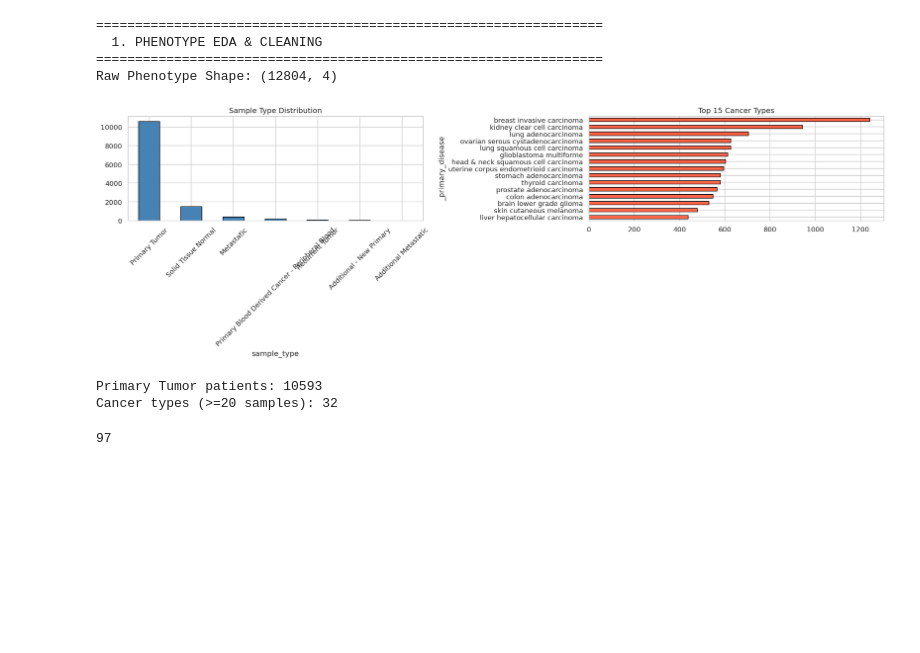
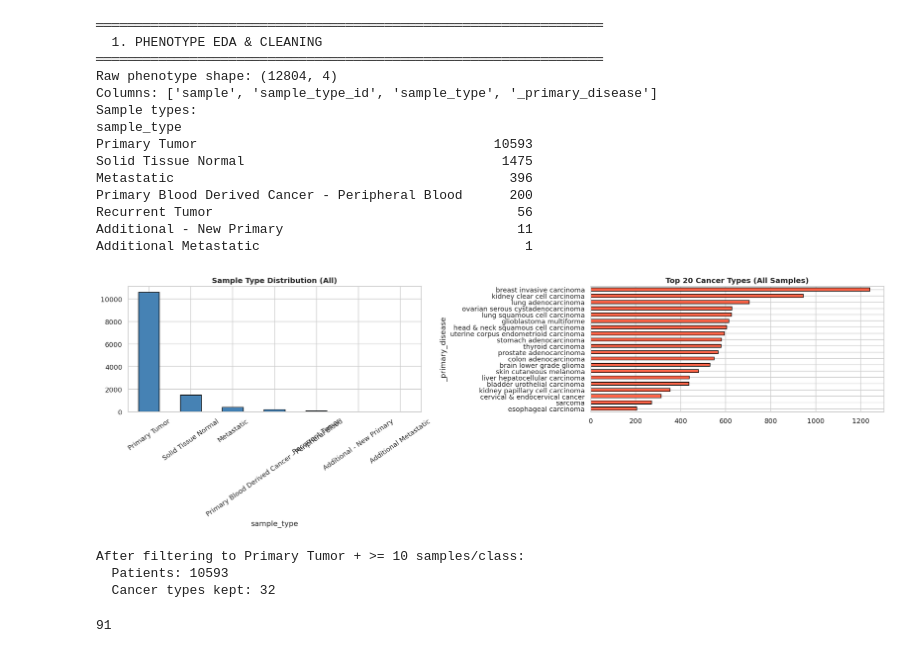
Before and after one commit to proutkarsh3104/DNA-repo, a Jupyter notebook: Data_EDA/data-eda-cnv-mutation-mrna-methylation.ipynb, the cells around one changed output. Saved outputs shown, nothing was run; the diff lists cells and outputs as text; code cells hidden in the pictures; blank space fills up the shorter version.

```diff
--- a/Data_EDA/data-eda-cnv-mutation-mrna-methylation.ipynb
+++ b/Data_EDA/data-eda-cnv-mutation-mrna-methylation.ipynb
@@ -46,36 +80,63 @@ INCLUDE_METHYLATION = True
 # %%
 section('1. PHENOTYPE EDA & CLEANING')
 
 pheno_raw = pd.read_csv(path_pheno, sep='\t')
-print(f'Raw Phenotype Shape: {pheno_raw.shape}')
+print(f'Raw phenotype shape: {pheno_raw.shape}')
+print(f'Columns: {list(pheno_raw.columns)}')
+print(f'Sample types:\n{pheno_raw["sample_type"].value_counts().to_string()}')
 
 fig, axes = plt.subplots(1, 2, figsize=(18, 6))
-pheno_raw['sample_type'].value_counts().plot(kind='bar', ax=axes[0], color='steelblue', edgecolor='black')
-axes[0].set_title('Sample Type Distribution'); axes[0].tick_params(axis='x', rotation=45)
-pheno_raw['_primary_disease'].value_counts().head(15).plot(kind='barh', ax=axes[1], color='tomato', edgecolor='black')
-axes[1].set_title('Top 15 Cancer Types'); axes[1].invert_yaxis()
+
+pheno_raw['sample_type'].value_counts().plot(
+    kind='bar', ax=axes[0], color='steelblue', edgecolor='black')
+axes[0].set_title('Sample Type Distribution (All)', fontweight='bold')
+axes[0].tick_params(axis='x', rotation=35)
+
+pheno_raw['_primary_disease'].value_counts().head(20).plot(
+    kind='barh', ax=axes[1], color='tomato', edgecolor='black')
+axes[1].set_title('Top 20 Cancer Types (All Samples)', fontweight='bold')
+axes[1].invert_yaxis()
 plt.tight_layout(); plt.show()
 
+# ── Keep Primary Tumor only ──────────────────────────────────────────────
 pheno = pheno_raw[pheno_raw['sample_type'] == 'Primary Tumor'].copy()
 pheno.index = pheno['sample'].str[:15]
 pheno = pheno[~pheno.index.duplicated(keep='first')]
-type_counts = pheno['_primary_disease'].value_counts()
-valid_types = type_counts[type_counts >= 20].index
-pheno = pheno[pheno['_primary_disease'].isin(valid_types)]
+
+# ── Drop extremely rare classes ──────────────────────────────────────────
+type_counts  = pheno['_primary_disease'].value_counts()
+valid_types  = type_counts[type_counts >= MIN_CLASS_SAMPLES].index
+dropped_types = type_counts[type_counts < MIN_CLASS_SAMPLES].index.tolist()
+pheno        = pheno[pheno['_primary_disease'].isin(valid_types)]
+
+print(f'\nAfter filtering to Primary Tumor + >= {MIN_CLASS_SAMPLES} samples/class:')
+print(f'  Patients: {len(pheno)}')
+print(f'  Cancer types kept: {pheno["_primary_disease"].nunique()}')
+if dropped_types:
+    print(f'  Dropped rare types: {dropped_types}')
+
 valid_patients_pheno = set(pheno.index)
-
-print(f'Primary Tumor patients: {len(valid_patients_pheno)}')
-print(f'Cancer types (>=20 samples): {pheno["_primary_disease"].nunique()}')
 del pheno_raw; gc.collect()
 # %% [output]
-=================================================================
+═════════════════════════════════════════════════════════════════
   1. PHENOTYPE EDA & CLEANING
-=================================================================
-Raw Phenotype Shape: (12804, 4)
+═════════════════════════════════════════════════════════════════
+Raw phenotype shape: (12804, 4)
+Columns: ['sample', 'sample_type_id', 'sample_type', '_primary_disease']
+Sample types:
+sample_type
+Primary Tumor                                      10593
+Solid Tissue Normal                                 1475
+Metastatic                                           396
+Primary Blood Derived Cancer - Peripheral Blood      200
+Recurrent Tumor                                       56
+Additional - New Primary                              11
+Additional Metastatic                                  1
-[figure, old version]
+[figure, new version]
-Primary Tumor patients: 10593
-Cancer types (>=20 samples): 32
+After filtering to Primary Tumor + >= 10 samples/class:
+  Patients: 10593
+  Cancer types kept: 32
-97
+91
 # %%
 section('2. mRNA EDA & CLEANING')
 
```
Also changed, not shown: parts of 13 cells of this notebook.
